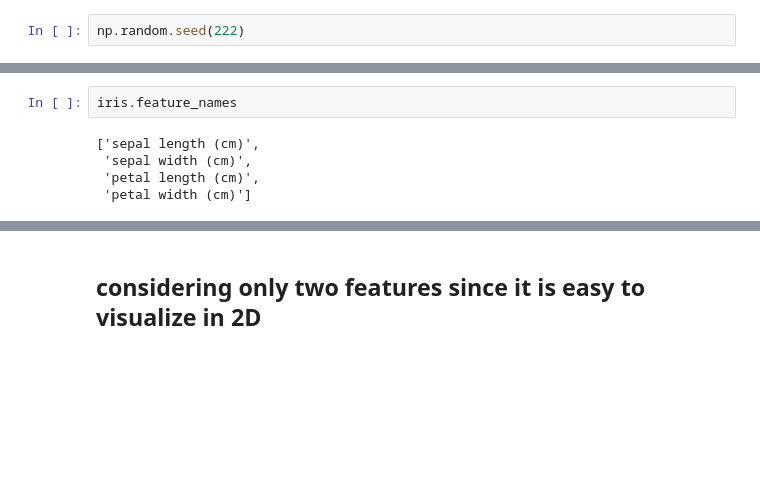
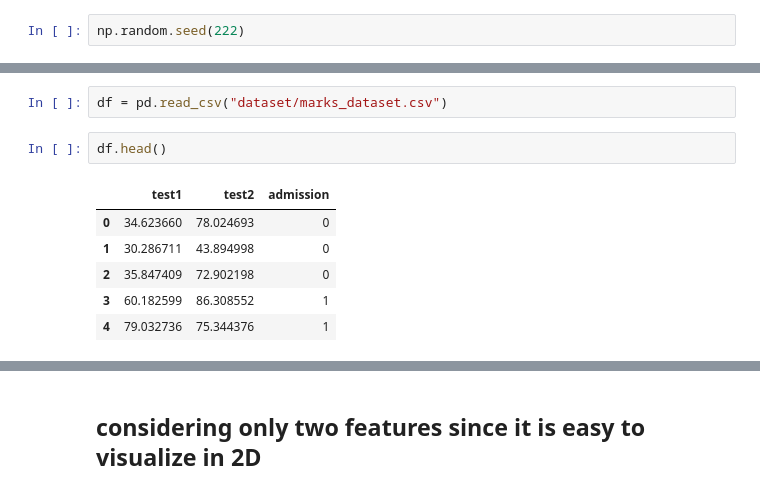
Before and after one commit to rajesh-bhat/ai4e, a Jupyter notebook: Logistic Regression.ipynb, the cells around one changed output, grey strips where cells are left out. Saved outputs shown, nothing was run; the diff lists cells and outputs as text; blank space fills up the shorter version.

```diff
--- a/Logistic Regression.ipynb
+++ b/Logistic Regression.ipynb
@@ -24,7 +16,11 @@ classes ['setosa' 'versicolor' 'virginica']
-# %%
-iris.feature_names
-# %% [output]
-['sepal length (cm)',
- 'sepal width (cm)',
- 'petal length (cm)',
- 'petal width (cm)']
+# %%
+df = pd.read_csv("dataset/marks_dataset.csv")
+# %%
+df.head()
+# %% [output]
+|  | test1 | test2 | admission |
+| 0 | 34.623660 | 78.024693 | 0 |
+| 1 | 30.286711 | 43.894998 | 0 |
+| 2 | 35.847409 | 72.902198 | 0 |
+| 3 | 60.182599 | 86.308552 | 1 |
+| 4 | 79.032736 | 75.344376 | 1 |
```
Also changed, not shown: parts of 26 cells of this notebook, 2 other files.
